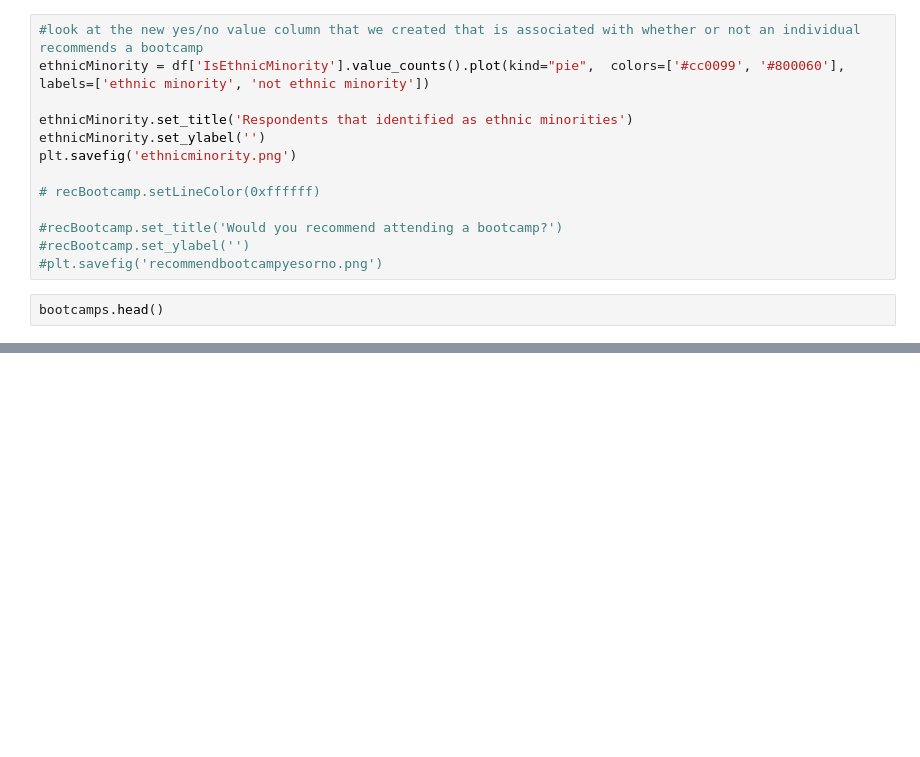
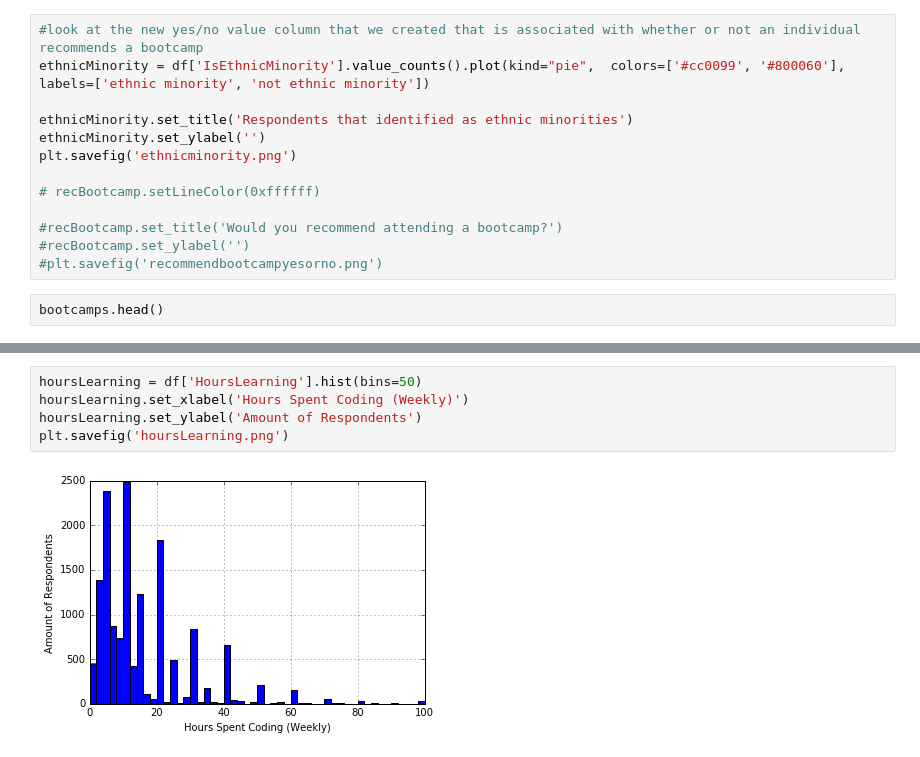
Before and after one commit to freeCodeCamp/2016-new-coder-survey, a Jupyter notebook: New Coders Data Analysis.ipynb, the cells around one changed output, grey strips where cells are left out. Saved outputs shown, nothing was run; the diff lists cells and outputs as text; blank space fills up the shorter version.

```diff
--- a/New Coders Data Analysis.ipynb
+++ b/New Coders Data Analysis.ipynb
@@ -184,0 +257,7 @@ bootcamps.head()
+# %%
+hoursLearning = df['HoursLearning'].hist(bins=50)
+hoursLearning.set_xlabel('Hours Spent Coding (Weekly)')
+hoursLearning.set_ylabel('Amount of Respondents')
+plt.savefig('hoursLearning.png')
+# %% [output]
+[figure, added]
```
Also changed, not shown: parts of 10 cells of this notebook, 4 other files.
